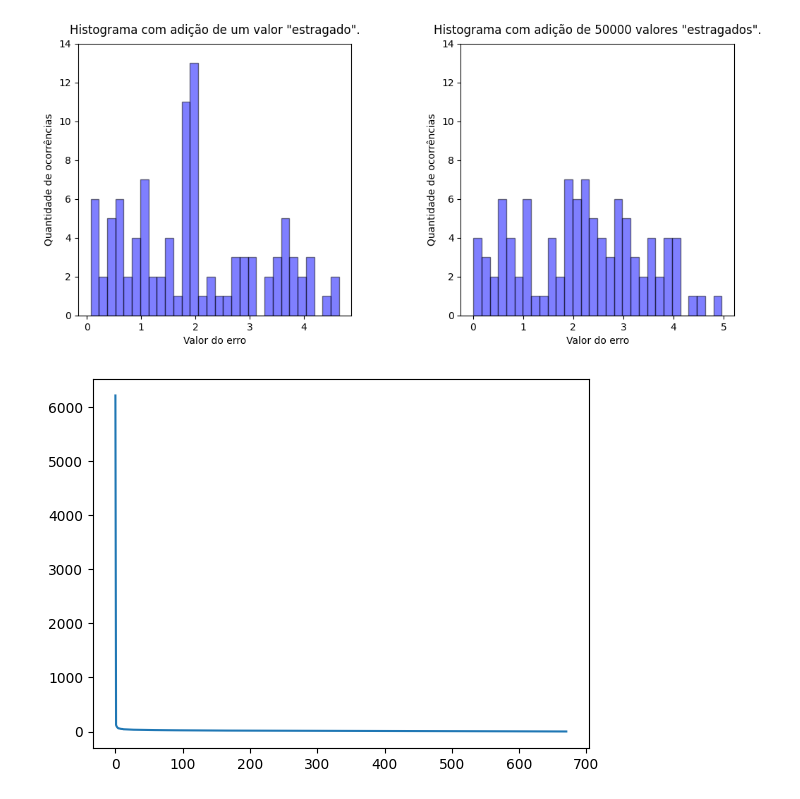
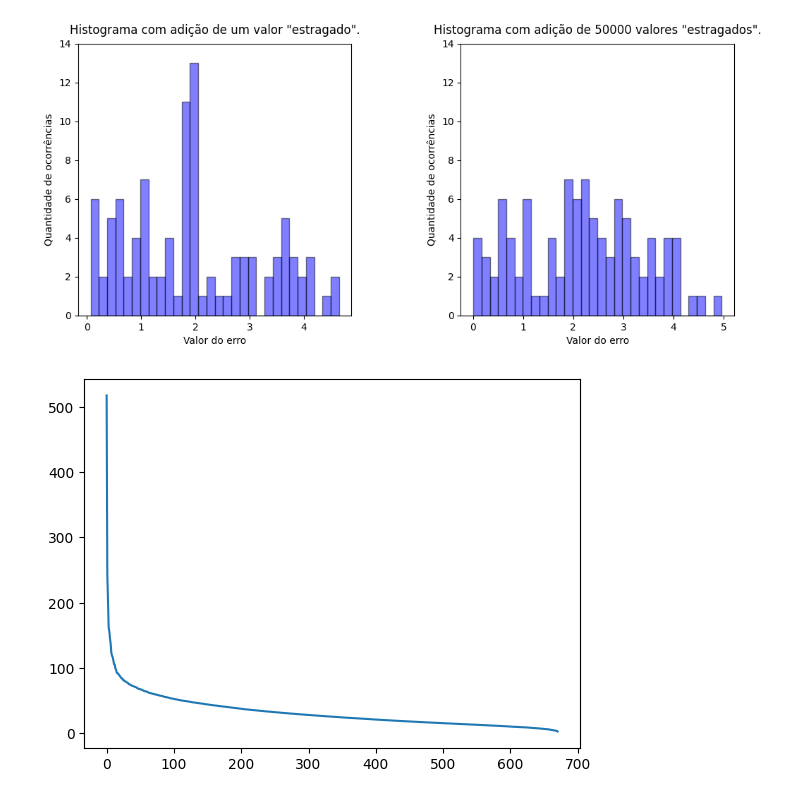
Before and after one commit to GustavoAntony/Flixnet, a Jupyter notebook: demo.ipynb, the cells around one changed output. Saved outputs shown, nothing was run; the diff lists cells and outputs as text; code cells hidden in the pictures.

```diff
--- a/demo.ipynb
+++ b/demo.ipynb
@@ -98,24 +98,24 @@ plt.show()
 # %%
 #Realizando os imports
 import numpy as np
 import pandas as pd
 import matplotlib.pyplot as plt
 import copy
 from scipy.linalg import svd, diagsvd
 from functions import *
 
 #Criando o dataframe com os dados
 df = pd.read_csv("ratings_small.csv")
 
 #Cria a matriz inicial
-A = df.pivot_table(index='userId', columns='movieId', values='rating').fillna(2.5)
+A = df.pivot_table(index='userId', columns='movieId', values='rating').fillna(0)
 A = A.values
 
 
 u, s, v = svd(A)
 
 plt.figure()
 plt.plot(s)
 plt.show()
 # %% [output]
-[figure, old version]
+[figure, new version]
```
Also changed, not shown: parts of 3 cells of this notebook.
